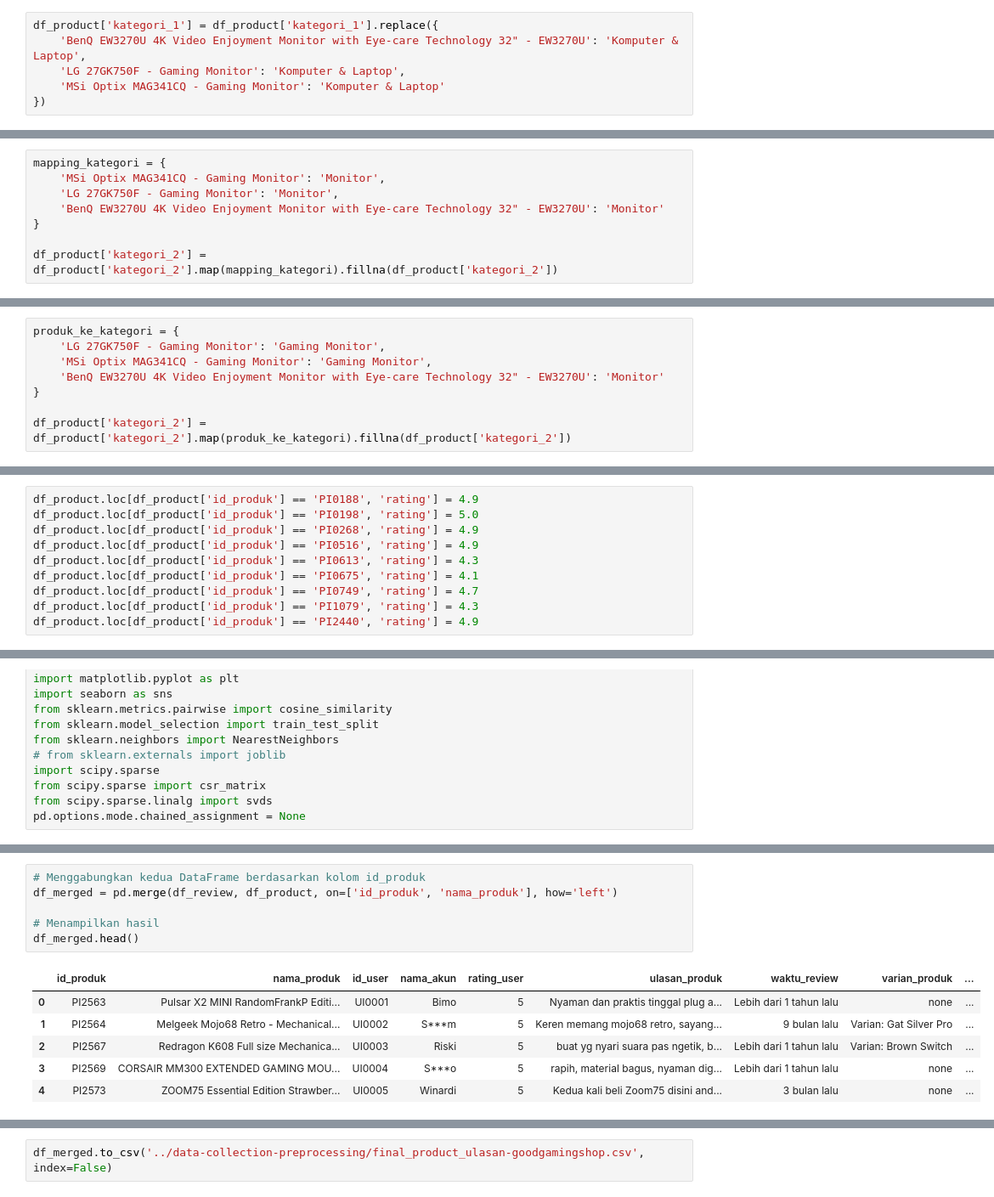
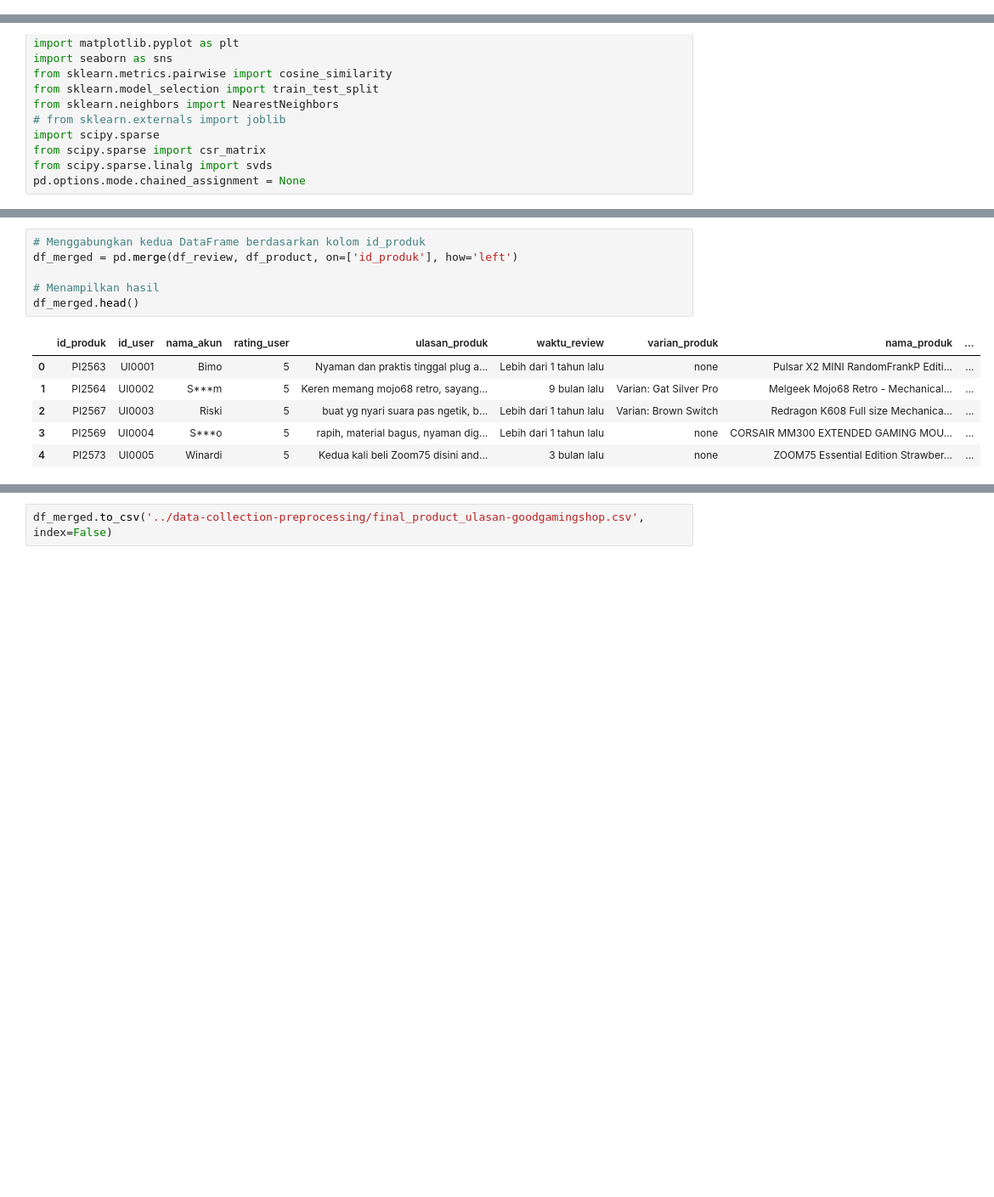
Before and after one commit to picessakresna/GoodGamingShop-Recommendation-Website, a Jupyter notebook: final-project/data-analysis/analysis-goodgamingshop1.ipynb, the cells around one changed output, grey strips where cells are left out. Shown at 85% size. Drawn from its saved outputs; the diff is of its cells as text; blank space fills up the shorter version.

```diff
--- a/final-project/data-analysis/analysis-goodgamingshop1.ipynb
+++ b/final-project/data-analysis/analysis-goodgamingshop1.ipynb
@@ -142,6 +24,0 @@ Name: count, dtype: int64
-# %%
-df_product['kategori_1'] = df_product['kategori_1'].replace({
-    'BenQ EW3270U 4K Video Enjoyment Monitor with Eye-care Technology 32" - EW3270U': 'Komputer & Laptop',
-    'LG 27GK750F - Gaming Monitor': 'Komputer & Laptop',
-    'MSi Optix MAG341CQ - Gaming Monitor': 'Komputer & Laptop'
-})
@@ -187,8 +24,0 @@ Name: count, dtype: int64
-# %%
-mapping_kategori = {
-    'MSi Optix MAG341CQ - Gaming Monitor': 'Monitor',
-    'LG 27GK750F - Gaming Monitor': 'Monitor',
-    'BenQ EW3270U 4K Video Enjoyment Monitor with Eye-care Technology 32" - EW3270U': 'Monitor'
-}
-
-df_product['kategori_2'] = df_product['kategori_2'].map(mapping_kategori).fillna(df_product['kategori_2'])
@@ -231,8 +24,0 @@ Name: count, Length: 99, dtype: int64
-# %%
-produk_ke_kategori = {
-    'LG 27GK750F - Gaming Monitor': 'Gaming Monitor',
-    'MSi Optix MAG341CQ - Gaming Monitor': 'Gaming Monitor',
-    'BenQ EW3270U 4K Video Enjoyment Monitor with Eye-care Technology 32" - EW3270U': 'Monitor'
-}
-
-df_product['kategori_2'] = df_product['kategori_2'].map(produk_ke_kategori).fillna(df_product['kategori_2'])
@@ -322,13 +25,3 @@ df_product.loc[df_product['id_produk'].isin(rows_to_show)]
-# %%
-df_product.loc[df_product['id_produk'] == 'PI0188', 'rating'] = 4.9
-df_product.loc[df_product['id_produk'] == 'PI0198', 'rating'] = 5.0
-df_product.loc[df_product['id_produk'] == 'PI0268', 'rating'] = 4.9
-df_product.loc[df_product['id_produk'] == 'PI0516', 'rating'] = 4.9
-df_product.loc[df_product['id_produk'] == 'PI0613', 'rating'] = 4.3
-df_product.loc[df_product['id_produk'] == 'PI0675', 'rating'] = 4.1
-df_product.loc[df_product['id_produk'] == 'PI0749', 'rating'] = 4.7
-df_product.loc[df_product['id_produk'] == 'PI1079', 'rating'] = 4.3
-df_product.loc[df_product['id_produk'] == 'PI2440', 'rating'] = 4.9
 # %% [markdown]
 EDA
 # %%
@@ -644,13 +271,13 @@ df_product
 # %%
 # Menggabungkan kedua DataFrame berdasarkan kolom id_produk
-df_merged = pd.merge(df_review, df_product, on=['id_produk', 'nama_produk'], how='left')
+df_merged = pd.merge(df_review, df_product, on=['id_produk'], how='left')
 
 # Menampilkan hasil
 df_merged.head()
 # %% [output]
-|  | id_produk | nama_produk | id_user | nama_akun | rating_user | ulasan_produk | waktu_review | varian_produk | ... |
-| 0 | PI2563 | Pulsar X2 MINI RandomFrankP Editi... | UI0001 | Bimo | 5 | Nyaman dan praktis tinggal plug a... | Lebih dari 1 tahun lalu | none | ... |
-| 1 | PI2564 | Melgeek Mojo68 Retro - Mechanical... | UI0002 | S***m | 5 | Keren memang mojo68 retro, sayang... | 9 bulan lalu | Varian: Gat Silver Pro | ... |
-| 2 | PI2567 | Redragon K608 Full size Mechanica... | UI0003 | Riski | 5 | buat yg nyari suara pas ngetik, b... | Lebih dari 1 tahun lalu | Varian: Brown Switch | ... |
-| 3 | PI2569 | CORSAIR MM300 EXTENDED GAMING MOU... | UI0004 | S***o | 5 | rapih, material bagus, nyaman dig... | Lebih dari 1 tahun lalu | none | ... |
-| 4 | PI2573 | ZOOM75 Essential Edition Strawber... | UI0005 | Winardi | 5 | Kedua kali beli Zoom75 disini and... | 3 bulan lalu | none | ... |
+|  | id_produk | id_user | nama_akun | rating_user | ulasan_produk | waktu_review | varian_produk | nama_produk | ... |
+| 0 | PI2563 | UI0001 | Bimo | 5 | Nyaman dan praktis tinggal plug a... | Lebih dari 1 tahun lalu | none | Pulsar X2 MINI RandomFrankP Editi... | ... |
+| 1 | PI2564 | UI0002 | S***m | 5 | Keren memang mojo68 retro, sayang... | 9 bulan lalu | Varian: Gat Silver Pro | Melgeek Mojo68 Retro - Mechanical... | ... |
+| 2 | PI2567 | UI0003 | Riski | 5 | buat yg nyari suara pas ngetik, b... | Lebih dari 1 tahun lalu | Varian: Brown Switch | Redragon K608 Full size Mechanica... | ... |
+| 3 | PI2569 | UI0004 | S***o | 5 | rapih, material bagus, nyaman dig... | Lebih dari 1 tahun lalu | none | CORSAIR MM300 EXTENDED GAMING MOU... | ... |
+| 4 | PI2573 | UI0005 | Winardi | 5 | Kedua kali beli Zoom75 disini and... | 3 bulan lalu | none | ZOOM75 Essential Edition Strawber... | ... |
```
Also changed, not shown: parts of 45 cells of this notebook, 6 other files.
